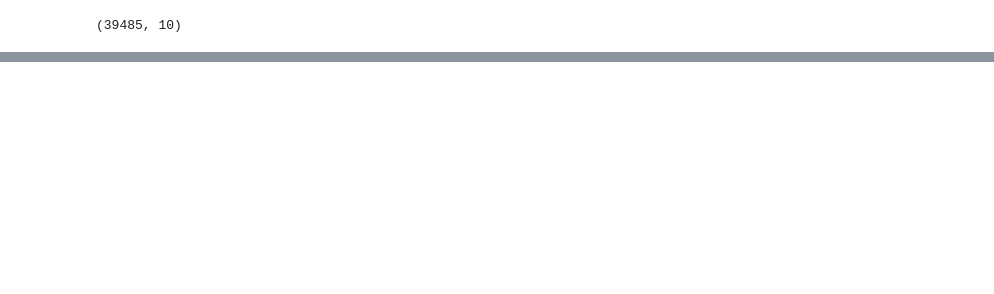
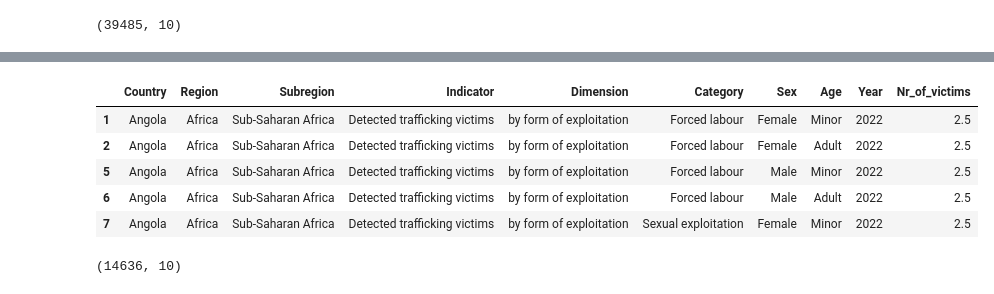
Before and after one commit to mari21041/first_project, a Jupyter notebook: notebooks/marianne.ipynb, the cells around one changed output, grey strips where cells are left out. Cells and saved outputs as stored; diff of their text form; code cells hidden in the pictures; blank space fills up the shorter version.

```diff
--- a/notebooks/marianne.ipynb
+++ b/notebooks/marianne.ipynb
@@ -180,0 +190,14 @@ df1['Category'] = df1['Category'].replace('Total', np.nan)
+# %%
+df2 = df1[df1['Dimension'] == 'by form of exploitation'].copy()
+display(df2.head())
+# %% [output]
+|  | Country | Region | Subregion | Indicator | Dimension | Category | Sex | Age | Year | Nr_of_victims |
+| 1 | Angola | Africa | Sub-Saharan Africa | Detected trafficking victims | by form of exploitation | Forced labour | Female | Minor | 2022 | 2.5 |
+| 2 | Angola | Africa | Sub-Saharan Africa | Detected trafficking victims | by form of exploitation | Forced labour | Female | Adult | 2022 | 2.5 |
+| 5 | Angola | Africa | Sub-Saharan Africa | Detected trafficking victims | by form of exploitation | Forced labour | Male | Minor | 2022 | 2.5 |
+| 6 | Angola | Africa | Sub-Saharan Africa | Detected trafficking victims | by form of exploitation | Forced labour | Male | Adult | 2022 | 2.5 |
+| 7 | Angola | Africa | Sub-Saharan Africa | Detected trafficking victims | by form of exploitation | Sexual exploitation | Female | Minor | 2022 | 2.5 |
+# %%
+df2.shape
+# %% [output]
+(14636, 10)
```
Also changed, not shown: parts of 2 cells of this notebook, 3 other files.
